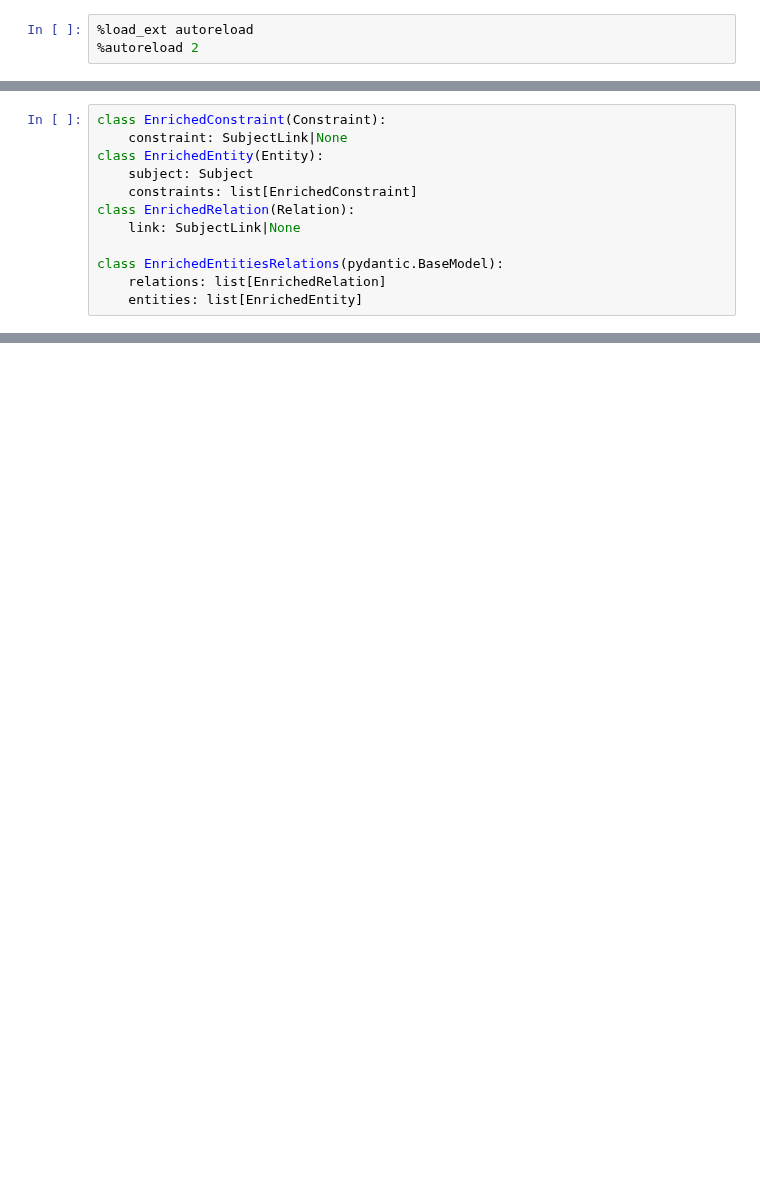
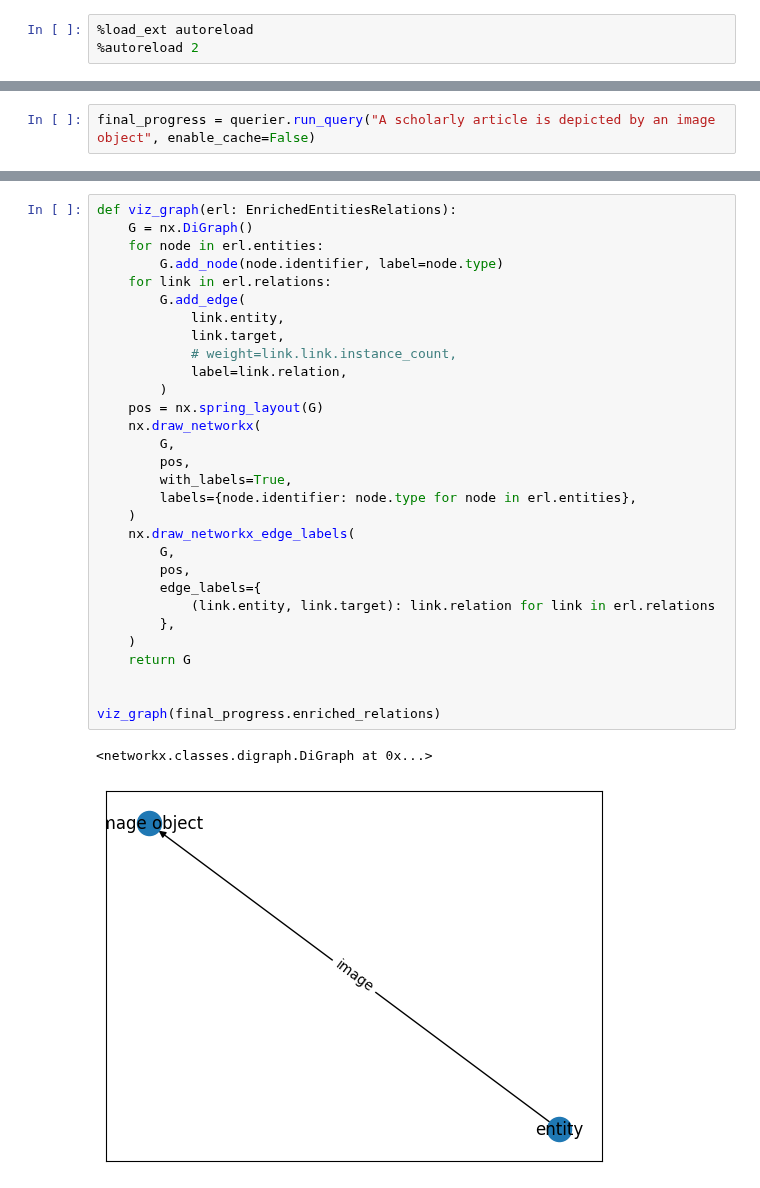
Before and after one commit to hereditary-eu/OnSET, a Jupyter notebook: exploration/querying/query-rag.ipynb, the cells around one changed output, grey strips where cells are left out. Saved outputs shown, nothing was run; the diff lists cells and outputs as text; blank space fills up the shorter version.

```diff
--- a/exploration/querying/query-rag.ipynb
+++ b/exploration/querying/query-rag.ipynb
@@ -504,12 +61,0 @@ query_constrained:EntitiesRelations=ConstrainedEntitiesRelations.model_validate_
-# %%
-class EnrichedConstraint(Constraint):
-    constraint: SubjectLink|None
-class EnrichedEntity(Entity):
-    subject: Subject
-    constraints: list[EnrichedConstraint]
-class EnrichedRelation(Relation):
-    link: SubjectLink|None
-
-class EnrichedEntitiesRelations(pydantic.BaseModel):
-    relations: list[EnrichedRelation]
-    entities: list[EnrichedEntity]
@@ -570,0 +62,2 @@ Error:
+# %%
+final_progress = querier.run_query("A scholarly article is depicted by an image object", enable_cache=False)
@@ -570,0 +75,33 @@ Error:
+# %%
+def viz_graph(erl: EnrichedEntitiesRelations):
+    G = nx.DiGraph()
+    for node in erl.entities:
+        G.add_node(node.identifier, label=node.type)
+    for link in erl.relations:
+        G.add_edge(
+            link.entity,
+            link.target,
+            # weight=link.link.instance_count,
+            label=link.relation,
+        )
+    pos = nx.spring_layout(G)
+    nx.draw_networkx(
+        G,
+        pos,
+        with_labels=True,
+        labels={node.identifier: node.type for node in erl.entities},
+    )
+    nx.draw_networkx_edge_labels(
+        G,
+        pos,
+        edge_labels={
+            (link.entity, link.target): link.relation for link in erl.relations
+        },
+    )
+    return G
+
+
+viz_graph(final_progress.enriched_relations)
+# %% [output]
+<networkx.classes.digraph.DiGraph at 0x...>
+[figure, added]
```
Also changed, not shown: parts of 23 cells of this notebook, 11 other files.
